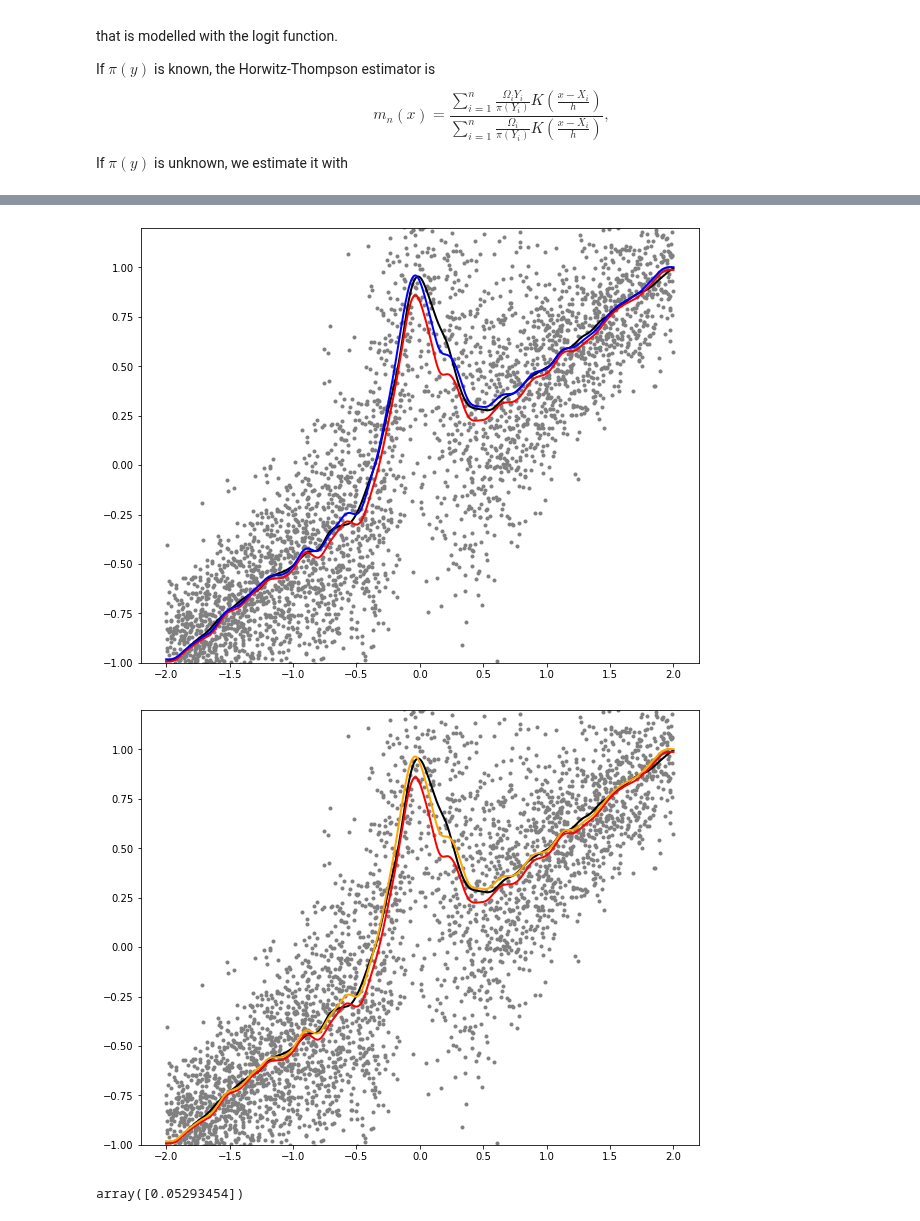
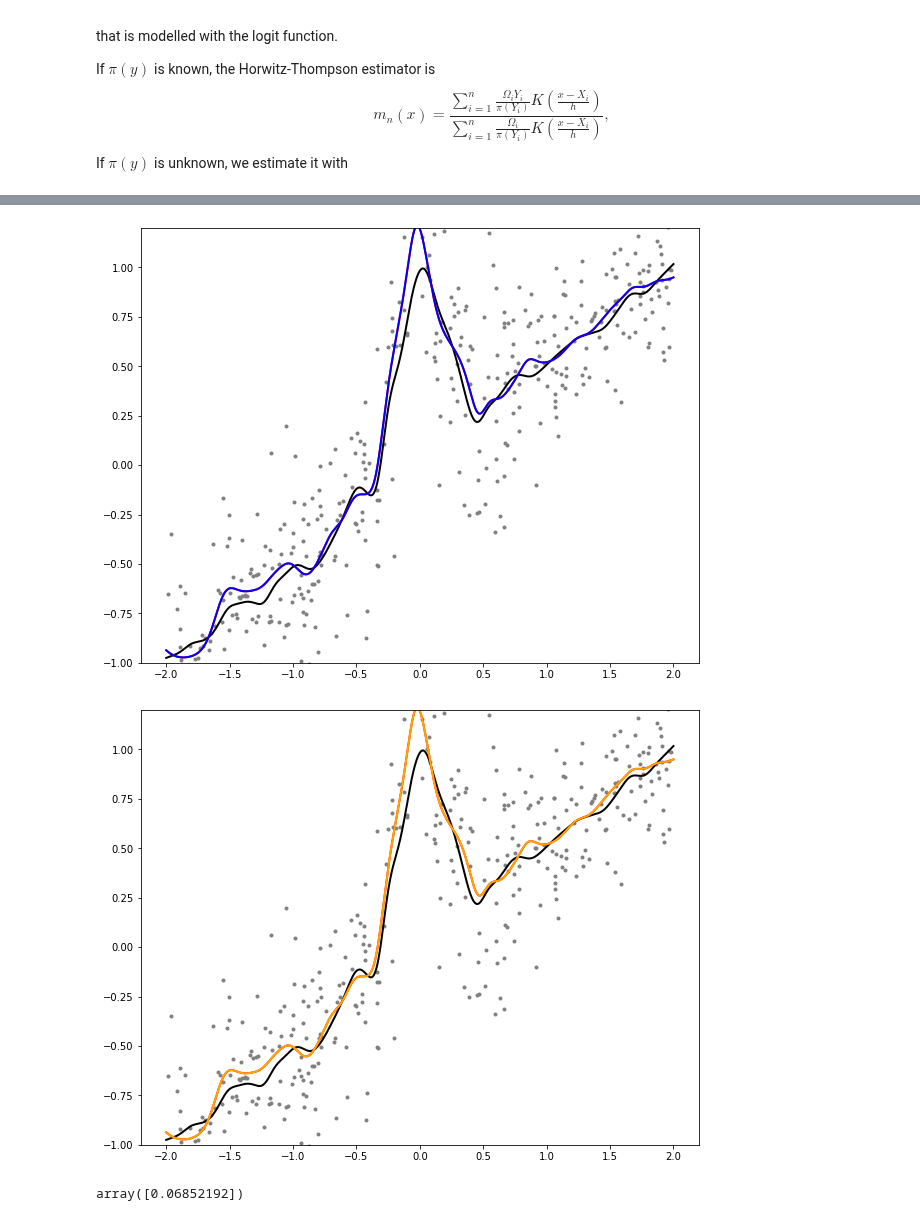
Before and after one commit to QuantLet/np_var_mis, a Jupyter notebook: regression_hopt.ipynb, the cells around one changed output, grey strips where cells are left out. Cells and saved outputs as stored; diff of their text form; code cells hidden in the pictures.

```diff
--- a/regression_hopt.ipynb
+++ b/regression_hopt.ipynb
@@ -69,7 +69,7 @@ If  $\pi \left(y \right)$ is unknown, we estimate it with
 #Setting
 #Hyperparameter set-up
 
-n = 10000
+n = 1000
 #h=0.2
 a=0.5
 
@@ -111,17 +131,29 @@ df_cc.x[0]
 # %%
-def r_parallel(h):
+def r_parallel_ipw(h):
     #print(1)
     def fn(j):
         df1 = df.drop([j],axis=0)
         y_hat = df.omega[j]*nw_mis(h,df.x[j],df1.x,df1.y,pi(df1.y,b0,b1),df1.omega)
-        return (df.omega[j]/pi(df.y[j],b0,b1))*(df.y[j]-y_hat)**2
+        return (df.omega[j]/pi(df.y[j],b0,b1))*(df.y[j]-y_hat)**2 #/pi(df.y[j],b0,b1)
 
     with Pool(8) as p:
         return np.mean(p.map(fn, range(len(df))))
+
+def r_parallel_cc(h):
+    #print(1)
+    def fn(j):
+        df1 = df.drop([j],axis=0)
+        y_hat = df.omega[j]*nw_mis(h,df.x[j],df1.x,df1.y,pi(df1.y,b0,b1),df1.omega)
+        return df.omega[j]*(df.y[j]-y_hat)**2 #/pi(df.y[j],b0,b1)
+
+    with Pool(8) as p:
+        return np.mean(p.map(fn, range(len(df))))
 # %%
 #r_parallel(0.001)
 # %%
 %%time
 # r_parallel(0.1)
-h_ipw = minimize(r_parallel, 0.1).x
+h_ipw_ipw  = minimize(r_parallel_ipw, 0.1).x
+
+h_ipw_cc = minimize(r_parallel_cc, 0.1).x
 # %% [output]
@@ -133,0 +168,16 @@ array([0.05293454])
+# %%
+fig, ax = plt.subplots(1, 1,figsize=(10, 8))
+#ax.plot(df['x'], df['y'], 'o', color='grey',markersize=2)
+
+#First plot
+
+#Complete-cases
+ax.plot(df_cc['x'], df_cc['y'], 'o', color='grey',markersize=3)
+#Truth
+ax.plot(np.linspace(-2, 2, n),model.fit(np.linspace(-2, 2, n))[0] ,color= 'black', lw=2)
+#CC estimator
+ax.plot(np.linspace(-2, 2, n),model_cc.fit(np.linspace(-2, 2, n))[0] ,color= 'red', lw=2)
+#CV bandwidth
+ax.plot(np.linspace(-2, 2, n),[nw_mis(h_ipw_cc,t,X,y,pi(y,b0,b1),omega) for t in np.linspace(-2, 2, n)],color= 'orange', lw=2)
+
+ax.set_ylim(-1,1.2)
@@ -142,41 +195,41 @@ ax.plot(df_cc['x'], df_cc['y'], 'o', color='grey',markersize=3)
 #Truth
 ax.plot(np.linspace(-2, 2, n),model.fit(np.linspace(-2, 2, n))[0] ,color= 'black', lw=2)
 #CC estimator
 ax.plot(np.linspace(-2, 2, n),model_cc.fit(np.linspace(-2, 2, n))[0] ,color= 'red', lw=2)
 #CV bandwidth
-ax.plot(np.linspace(-2, 2, n),[nw_mis(h_ipw,t,X,y,pi(y,b0,b1),omega) for t in np.linspace(-2, 2, n)],color= 'blue', lw=2)
+ax.plot(np.linspace(-2, 2, n),[nw_mis(h_ipw_ipw,t,X,y,pi(y,b0,b1),omega) for t in np.linspace(-2, 2, n)],color= 'blue', lw=2)
 
 ax.set_ylim(-1,1.2)
 
 plt.savefig(f'Fixed Cross-Validated Regression 1.pdf',transparent=True)
 
 
 #Second plot
 
 fig, ax = plt.subplots(1, 1,figsize=(10, 8))
 
 ax.plot(df_cc['x'], df_cc['y'], 'o', color='grey',markersize=3)
 #Truth
 ax.plot(np.linspace(-2, 2, n),model.fit(np.linspace(-2, 2, n))[0] ,color= 'black', lw=2,)
 #CC estimator
 ax.plot(np.linspace(-2, 2, n),model_cc.fit(np.linspace(-2, 2, n))[0] ,color= 'red', lw=2)
 #CC bandwidth
-ax.plot(np.linspace(-2, 2, n),[nw_mis(model_cc.bw,t,X,y,pi(y,b0,b1),omega) for t in np.linspace(-2, 2, n)],color= 'orange', lw=2)
+ax.plot(np.linspace(-2, 2, n),[nw_mis(h_ipw_ipw,t,X,y,pi(y,b0,b1),omega) for t in np.linspace(-2, 2, n)],color= 'orange', lw=2)
 
 #Sanity check
 #ax.plot(np.linspace(-2, 2, n),[nw_cc(model_cc.bw,t,X,y,pi(y,b0,b1),omega) for t in np.linspace(-2, 2, n)],color= 'black', lw=2)
 
 ax.set_ylim(-1,1.2)
 
 
 plt.savefig(f'Fixed Cross-Validated Regression 2.pdf',transparent=True)
 # %% [output]
-[figure, old version]
+[figure, new version]
-[figure, old version]
+[figure, new version]
-# %%
-h_ipw
-# %% [output]
-array([0.05293454])
+# %%
+h_ipw_cc
+# %% [output]
+array([0.06852192])
 # %%
 model.bw
 # %% [output]
```
Also changed, not shown: parts of 20 cells of this notebook, 18 other files.
